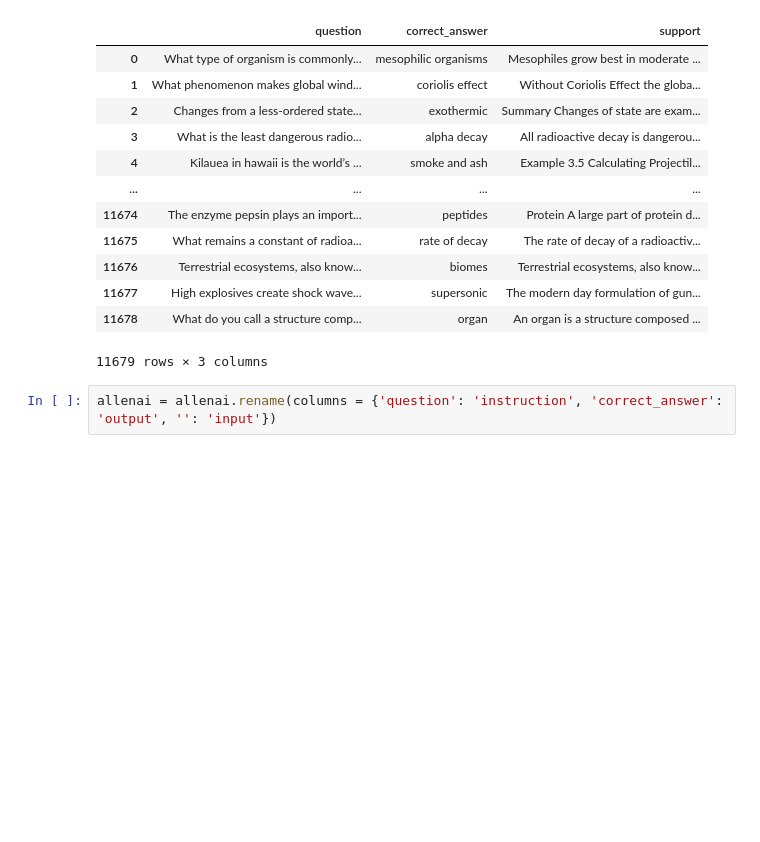
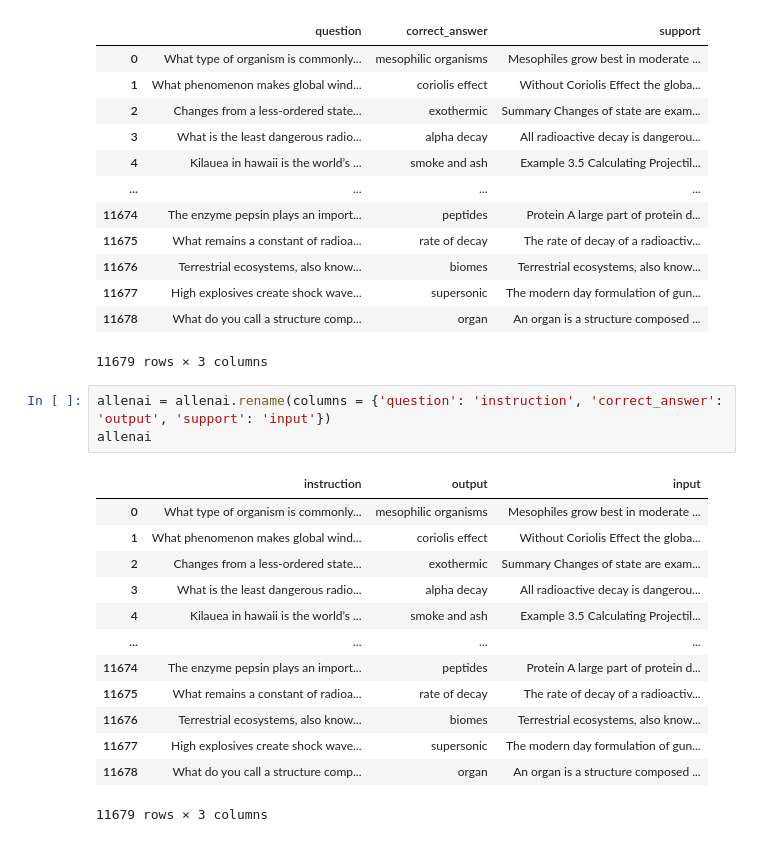
Before and after one commit to sollltit/vkr_gen_model, a Jupyter notebook: data_en.ipynb, the cells around one changed output. Saved outputs shown, nothing was run; the diff lists cells and outputs as text; blank space fills up the shorter version.

```diff
--- a/data_en.ipynb
+++ b/data_en.ipynb
@@ -358,4 +358,19 @@ allenai
 | 11678 | What do you call a structure comp... | organ | An organ is a structure composed ... |
 11679 rows × 3 columns
 # %%
-allenai = allenai.rename(columns = {'question': 'instruction', 'correct_answer': 'output', '': 'input'})
+allenai = allenai.rename(columns = {'question': 'instruction', 'correct_answer': 'output', 'support': 'input'})
+allenai
+# %% [output]
+|  | instruction | output | input |
+| 0 | What type of organism is commonly... | mesophilic organisms | Mesophiles grow best in moderate ... |
+| 1 | What phenomenon makes global wind... | coriolis effect | Without Coriolis Effect the globa... |
+| 2 | Changes from a less-ordered state... | exothermic | Summary Changes of state are exam... |
+| 3 | What is the least dangerous radio... | alpha decay | All radioactive decay is dangerou... |
+| 4 | Kilauea in hawaii is the world’s ... | smoke and ash | Example 3.5 Calculating Projectil... |
+| ... | ... | ... | ... |
+| 11674 | The enzyme pepsin plays an import... | peptides | Protein A large part of protein d... |
+| 11675 | What remains a constant of radioa... | rate of decay | The rate of decay of a radioactiv... |
+| 11676 | Terrestrial ecosystems, also know... | biomes | Terrestrial ecosystems, also know... |
+| 11677 | High explosives create shock wave... | supersonic | The modern day formulation of gun... |
+| 11678 | What do you call a structure comp... | organ | An organ is a structure composed ... |
+11679 rows × 3 columns
```
Also changed, not shown: parts of 10 cells of this notebook, 1 other file.
